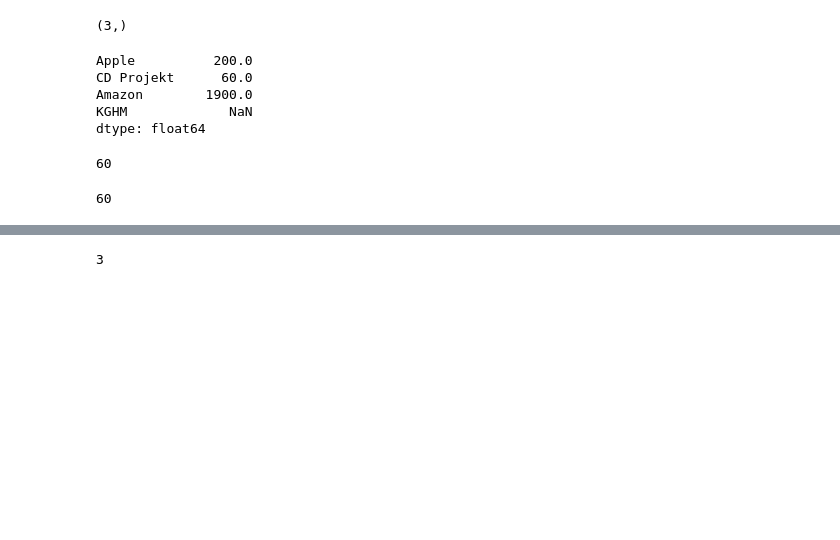
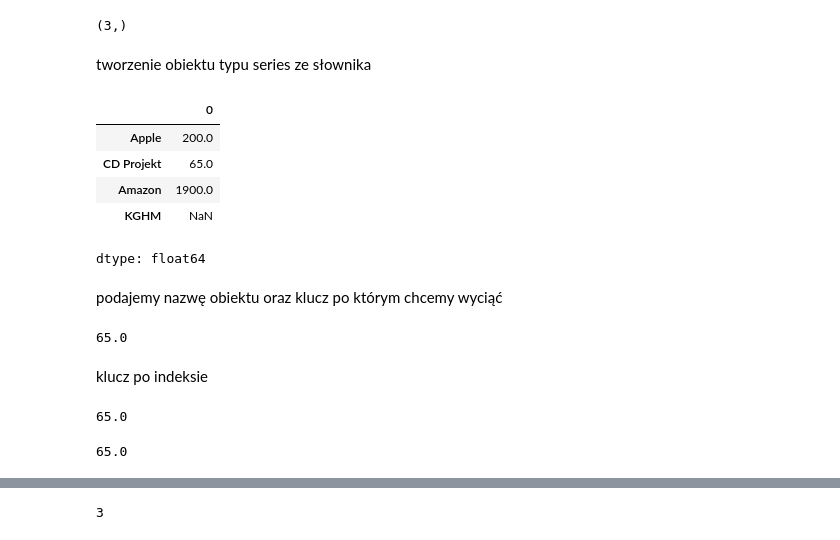
Before and after one commit to PiKoz360/test_ml, a Jupyter notebook: 02_analiza_danych/01_pandas_intro.ipynb, the cells around one changed output, grey strips where cells are left out. Saved outputs shown, nothing was run; the diff lists cells and outputs as text; code cells hidden in the pictures; blank space fills up the shorter version.

```diff
--- a/02_analiza_danych/01_pandas_intro.ipynb
+++ b/02_analiza_danych/01_pandas_intro.ipynb
@@ -150,20 +150,33 @@ dtype('O')
 s.shape
 # %% [output]
 (3,)
+# %% [markdown]
+tworzenie obiektu typu series ze słownika
 # %%
-price = pd.Series(data={'Apple': 200, 'CD Projekt': 60, 'Amazon': 1900,1})
+import numpy as np
+
+price = pd.Series(data={'Apple': 200, 'CD Projekt': 65, 'Amazon': 1900, 'KGHM': np.nan})
 price
 # %% [output]
+|  | 0 |
+| Apple | 200.0 |
+| CD Projekt | 65.0 |
+| Amazon | 1900.0 |
+| KGHM | NaN |
-Apple          200.0
-CD Projekt      60.0
-Amazon        1900.0
-KGHM             NaN
 dtype: float64
+# %% [markdown]
+podajemy nazwę obiektu oraz klucz po którym chcemy wyciąć
 # %%
 price['CD Projekt']
 # %% [output]
-60
+65.0
+# %% [markdown]
+klucz po indeksie
 # %%
 price[1]
 # %% [output]
-60
+65.0
+# %%
+price.iloc[1]
+# %% [output]
+65.0
```
Also changed, not shown: parts of 43 cells of this notebook.
